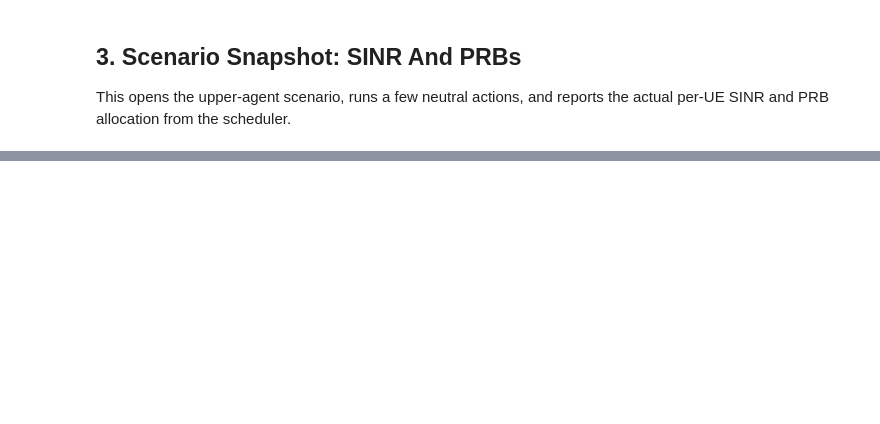
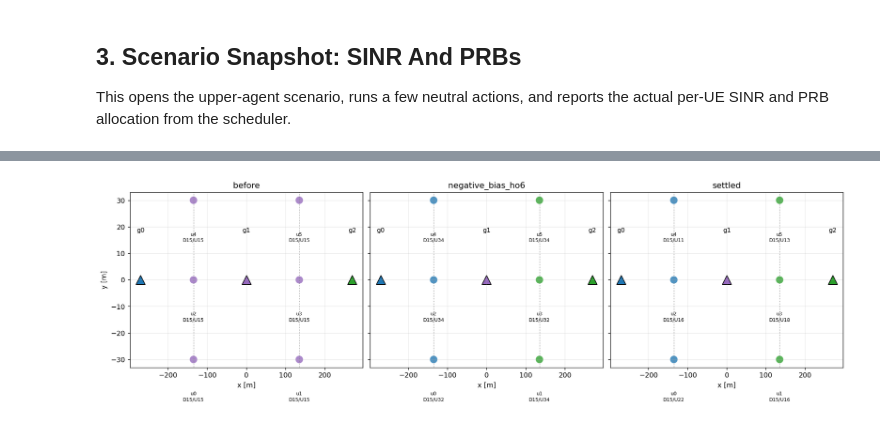
Before and after one commit to oussamaF01/Offset_HRL, a Jupyter notebook: notebooks/new_sinr_prb_radio_budget_check.ipynb, the cells around one changed output, grey strips where cells are left out. Drawn from its saved outputs; the diff is of its cells as text; code cells hidden in the pictures; blank space fills up the shorter version.

```diff
--- a/notebooks/new_sinr_prb_radio_budget_check.ipynb
+++ b/notebooks/new_sinr_prb_radio_budget_check.ipynb
@@ -343,24 +490,33 @@ per_ue_summary.round(2)
 # %%
 fig, axes = plt.subplots(1, 3, figsize=(15, 4.5), sharex=True, sharey=True, constrained_layout=True)
 tags = list(per_ue.sort_values('control_step')['tag'].drop_duplicates())
 colors = {0: '#1f77b4', 1: '#9467bd', 2: '#2ca02c'}
 
 for ax, tag in zip(axes, tags):
     gnb_tag = gnb_layout[gnb_layout['tag'] == tag]
     ue_tag = per_ue[per_ue['tag'] == tag]
     for _, gnb in gnb_tag.iterrows():
         ax.scatter(gnb['x_m'], gnb['y_m'], marker='^', s=170, color=colors[int(gnb['gnb_id'])], edgecolor='black')
         ax.text(gnb['x_m'], gnb['y_m'] + 18, f"g{int(gnb['gnb_id'])}", ha='center', fontsize=9)
     for serving, group in ue_tag.groupby('serving_gnb'):
-        sizes = 55 + 9 * group['useful_prbs'].clip(lower=0)
+        sizes = 55 + 5 * group['demand_prbs'].clip(lower=0)
         ax.scatter(group['x_m'], group['y_m'], s=sizes, color=colors.get(int(serving), 'gray'), alpha=0.78, edgecolor='white', linewidth=0.8, label=f'g{int(serving)}')
         for _, ue in group.iterrows():
-            ax.text(ue['x_m'], ue['y_m'] - 12, f"u{int(ue['ue_id'])}\n{ue['sinr_db']:.1f}dB/{int(ue['useful_prbs'])}PRB", ha='center', va='top', fontsize=7)
+            ax.text(
+                ue['x_m'],
+                ue['y_m'] - 12,
+                f"u{int(ue['ue_id'])}\nD{int(ue['demand_prbs'])}/U{int(ue['useful_prbs'])}",
+                ha='center',
+                va='top',
+                fontsize=7,
+            )
     ax.axvline(-135, color='gray', linestyle=':', linewidth=0.8)
     ax.axvline(135, color='gray', linestyle=':', linewidth=0.8)
     ax.set_title(tag)
     ax.set_xlabel('x [m]')
     ax.grid(True, alpha=0.25)
 axes[0].set_ylabel('y [m]')
 plt.show()
+# %% [output]
+[figure, added]
 # %%
```
Also changed, not shown: parts of 15 cells of this notebook, 30 other files.
